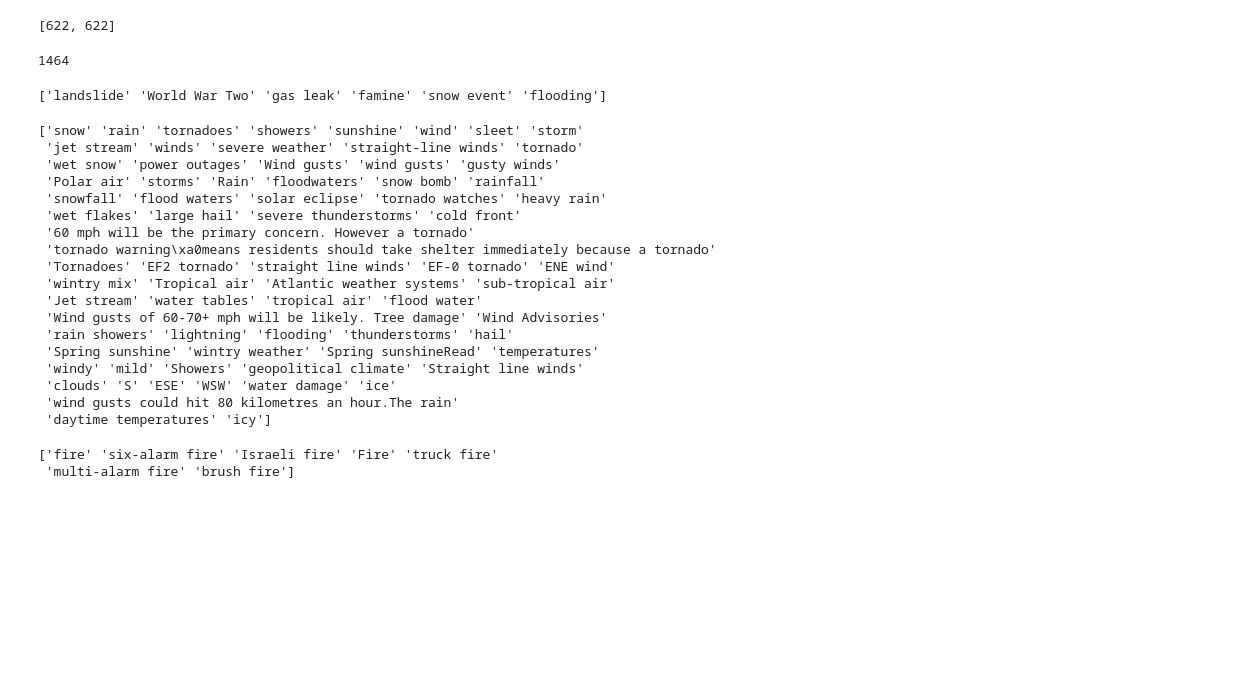
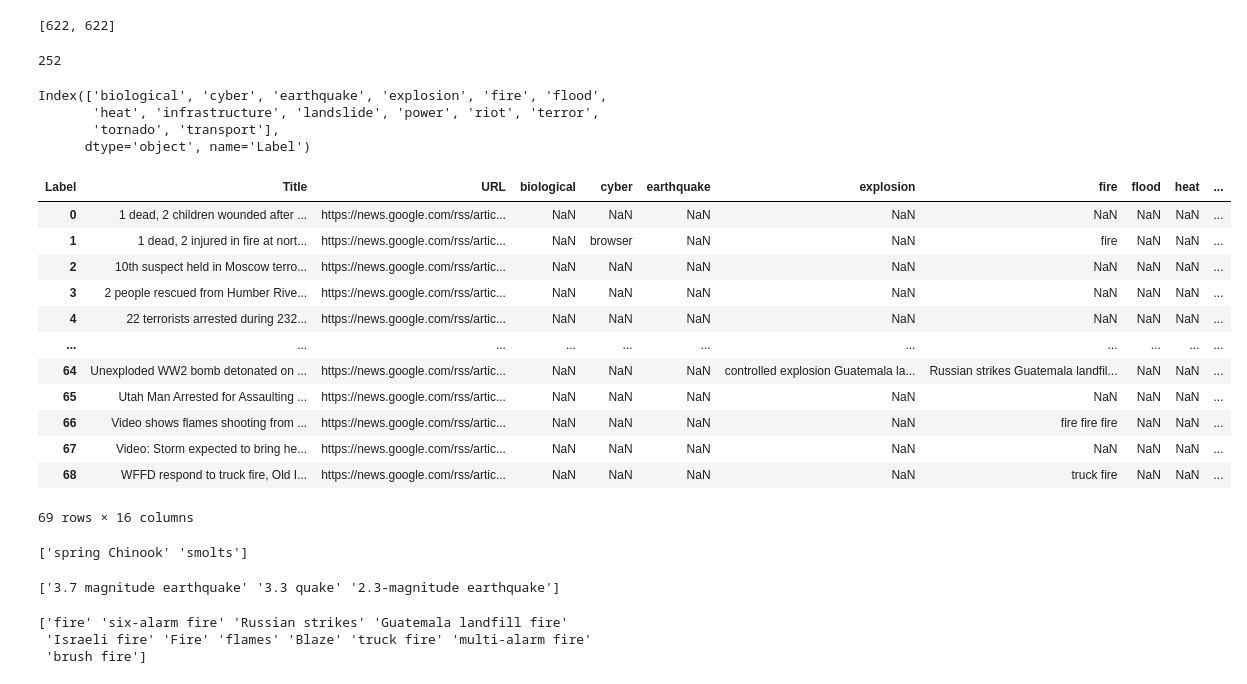
Before and after one commit to dcolinmorgan/DOTS, a Jupyter notebook: demo/pipe_g_feat.ipynb, the cells around one changed output. Saved outputs shown, nothing was run; the diff lists cells and outputs as text; code cells hidden in the pictures; blank space fills up the shorter version.

```diff
--- a/demo/pipe_g_feat.ipynb
+++ b/demo/pipe_g_feat.ipynb
@@ -68,9 +62,25 @@ hh = [hit for i, hit in enumerate(hits) if i not in indices2]
 # %% [output]
 [622, 622]
 # %%
+%%time
 import pandas as pd
-
-labels=['disaster', 'flood', 'weather', 'hurricane', 'fire', 'date', 'location']#, 'politician', 'corporation', 'government_agency', 'military']
+# labels https://github.com/graphistry/graphistrygpt/blob/4b761af233c52109fb6bca2aec4e54d8c0ffa4ad/graphistrygpt/plugins/dt/models.py#L108
+# labels=['disaster', 'flood', 'weather', 'hurricane', 'fire', 'date', 'location']#, 'politician', 'corporation', 'government_agency', 'military']
+labels=[ "avalanche",
+        "biological","blizzard",
+        "chemical","contamination","cyber",
+        "drought",
+        "earthquake","explosion",
+        "fire","flood",
+        "heat","hurricane",
+        "infrastructure",
+        "landslide",
+        "nuclear",
+        "pandemic","power",
+        "radiological","riot",
+        "sabotage",
+        "terror","tornado","transport","tsunami",
+        "volcano"]
 df = pd.DataFrame(columns=['Title','URL', 'Text', 'Label', 'Date','Location'])
 
 for hit,article in zip(hh[:100],text[:100]):
@@ -83,20 +93,41 @@ for hit,article in zip(hh[:100],text[:100]):
         df = pd.concat([df, row], ignore_index=True)
 print(len(df))
 # %% [output]
-1464
+252
 # %%
 df2 = df.groupby(['Title','URL','Label']).agg({'Text': ' '.join}).reset_index()
+# %%
+df_pivot.columns[2:]
+# %% [output]
+Index(['biological', 'cyber', 'earthquake', 'explosion', 'fire', 'flood',
+       'heat', 'infrastructure', 'landslide', 'power', 'riot', 'terror',
+       'tornado', 'transport'],
+      dtype='object', name='Label')
 # %%
 df_pivot = df2.pivot(index=['Title','URL'], columns='Label', values='Text')
 df_pivot.reset_index(inplace=True)
-df_pivot = df_pivot.dropna(subset=['disaster','fire','flood','weather'],how='all')
+df_pivot = df_pivot.dropna(subset=df_pivot.columns[2:],how='all')
 df_pivot
+# %% [output]
+| Label | Title | URL | biological | cyber | earthquake | explosion | fire | flood | heat | ... |
+| 0 | 1 dead, 2 children wounded after ... | https://news.google.com/rss/artic... | NaN | NaN | NaN | NaN | NaN | NaN | NaN | ... |
+| 1 | 1 dead, 2 injured in fire at nort... | https://news.google.com/rss/artic... | NaN | browser | NaN | NaN | fire | NaN | NaN | ... |
+| 2 | 10th suspect held in Moscow terro... | https://news.google.com/rss/artic... | NaN | NaN | NaN | NaN | NaN | NaN | NaN | ... |
+| 3 | 2 people rescued from Humber Rive... | https://news.google.com/rss/artic... | NaN | NaN | NaN | NaN | NaN | NaN | NaN | ... |
+| 4 | 22 terrorists arrested during 232... | https://news.google.com/rss/artic... | NaN | NaN | NaN | NaN | NaN | NaN | NaN | ... |
+| ... | ... | ... | ... | ... | ... | ... | ... | ... | ... | ... |
+| 64 | Unexploded WW2 bomb detonated on ... | https://news.google.com/rss/artic... | NaN | NaN | NaN | controlled explosion Guatemala la... | Russian strikes Guatemala landfil... | NaN | NaN | ... |
+| 65 | Utah Man Arrested for Assaulting ... | https://news.google.com/rss/artic... | NaN | NaN | NaN | NaN | NaN | NaN | NaN | ... |
+| 66 | Video shows flames shooting from ... | https://news.google.com/rss/artic... | NaN | NaN | NaN | NaN | fire fire fire | NaN | NaN | ... |
+| 67 | Video: Storm expected to bring he... | https://news.google.com/rss/artic... | NaN | NaN | NaN | NaN | NaN | NaN | NaN | ... |
+| 68 | WFFD respond to truck fire, Old I... | https://news.google.com/rss/artic... | NaN | NaN | NaN | NaN | truck fire | NaN | NaN | ... |
+69 rows × 16 columns
 # %%
 
 from collections import Counter
 
 # Your list
-lst = df.Text[df.Label=='disaster']
+lst = df.Text[df.Label=='biological']
 
 # Count the frequency of each element
 counter = Counter(lst)
@@ -106,13 +137,13 @@ sorted_lst = sorted(lst, key=lambda x: -counter[x])
 
 print(pd.unique(sorted_lst))
 # %% [output]
-['landslide' 'World War Two' 'gas leak' 'famine' 'snow event' 'flooding']
+['spring Chinook' 'smolts']
 # %%
 
 from collections import Counter
 
 # Your list
-lst = df.Text[df.Label=='weather']
+lst = df.Text[df.Label=='earthquake']
 
 # Count the frequency of each element
 counter = Counter(lst)
@@ -122,24 +153,7 @@ sorted_lst = sorted(lst, key=lambda x: -counter[x])
 
 print(pd.unique(sorted_lst))
 # %% [output]
-['snow' 'rain' 'tornadoes' 'showers' 'sunshine' 'wind' 'sleet' 'storm'
- 'jet stream' 'winds' 'severe weather' 'straight-line winds' 'tornado'
- 'wet snow' 'power outages' 'Wind gusts' 'wind gusts' 'gusty winds'
- 'Polar air' 'storms' 'Rain' 'floodwaters' 'snow bomb' 'rainfall'
- 'snowfall' 'flood waters' 'solar eclipse' 'tornado watches' 'heavy rain'
- 'wet flakes' 'large hail' 'severe thunderstorms' 'cold front'
- '60 mph will be the primary concern. However a tornado'
- 'tornado warning\xa0means residents should take shelter immediately because a tornado'
- 'Tornadoes' 'EF2 tornado' 'straight line winds' 'EF-0 tornado' 'ENE wind'
- 'wintry mix' 'Tropical air' 'Atlantic weather systems' 'sub-tropical air'
- 'Jet stream' 'water tables' 'tropical air' 'flood water'
- 'Wind gusts of 60-70+ mph will be likely. Tree damage' 'Wind Advisories'
- 'rain showers' 'lightning' 'flooding' 'thunderstorms' 'hail'
- 'Spring sunshine' 'wintry weather' 'Spring sunshineRead' 'temperatures'
- 'windy' 'mild' 'Showers' 'geopolitical climate' 'Straight line winds'
- 'clouds' 'S' 'ESE' 'WSW' 'water damage' 'ice'
- 'wind gusts could hit 80 kilometres an hour.The rain'
- 'daytime temperatures' 'icy']
+['3.7 magnitude earthquake' '3.3 quake' '2.3-magnitude earthquake']
 # %%
 
 from collections import Counter
@@ -155,8 +169,9 @@ sorted_lst = sorted(lst, key=lambda x: -counter[x])
 
 print(pd.unique(sorted_lst))
 # %% [output]
-['fire' 'six-alarm fire' 'Israeli fire' 'Fire' 'truck fire'
- 'multi-alarm fire' 'brush fire']
+['fire' 'six-alarm fire' 'Russian strikes' 'Guatemala landfill fire'
+ 'Israeli fire' 'Fire' 'flames' 'Blaze' 'truck fire' 'multi-alarm fire'
+ 'brush fire']
 # %%
 import pandas as pd
 import os
```
Also changed, not shown: parts of 16 cells of this notebook, 3 other files.
